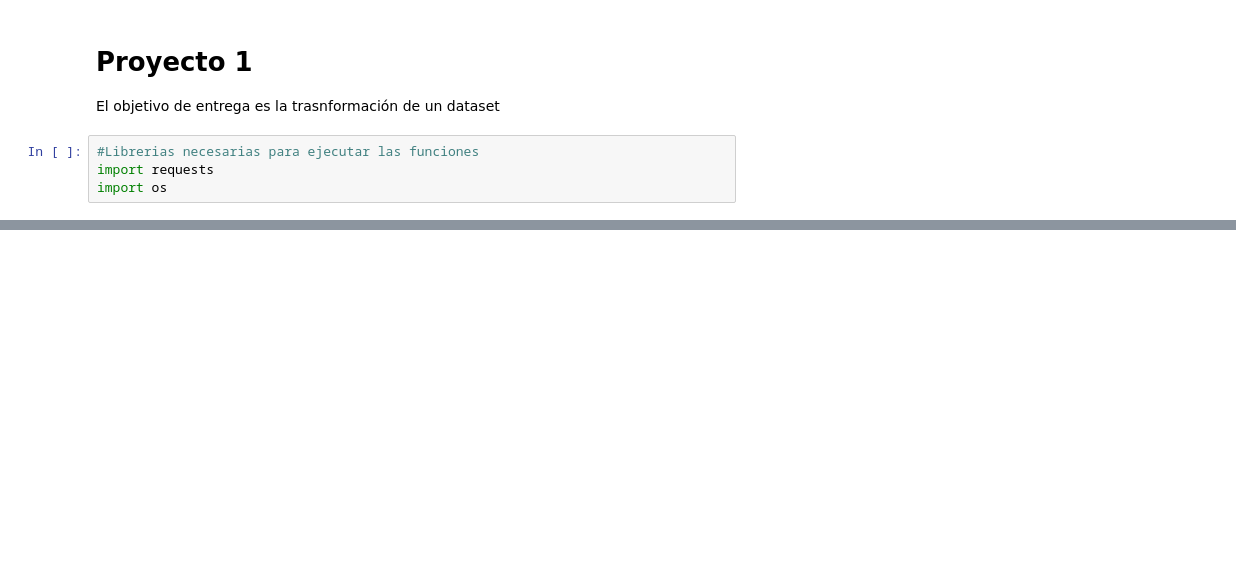
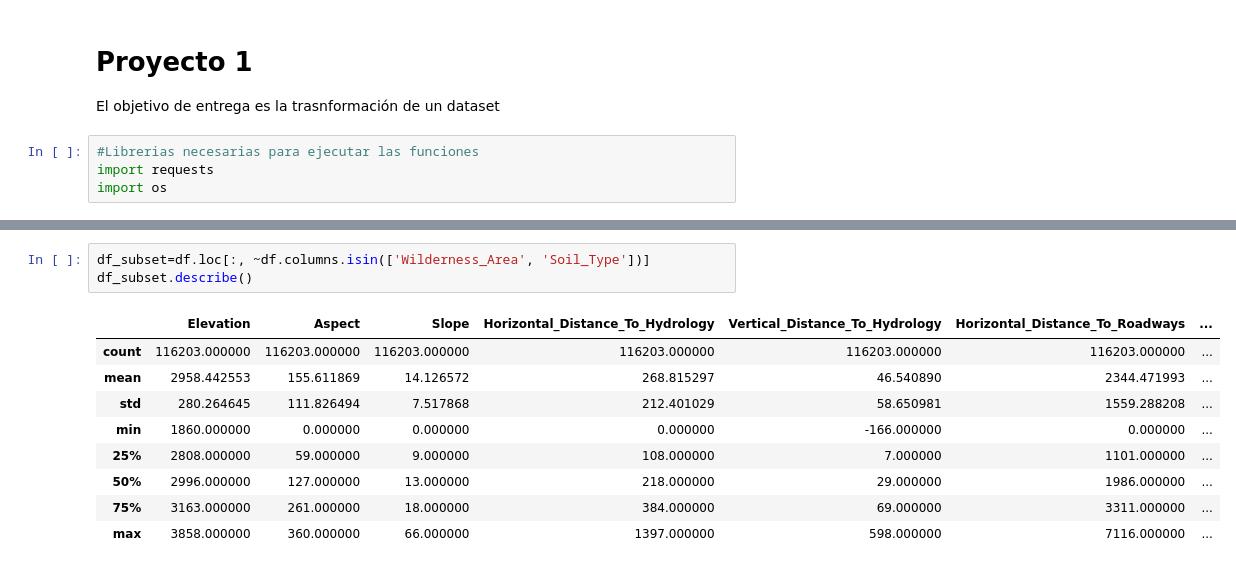
Before and after one commit to JulianaMurillo1509/MLOPS, a Jupyter notebook: Proyecto1/proyecto1.ipynb, the cells around one changed output, grey strips where cells are left out. Saved outputs shown, nothing was run; the diff lists cells and outputs as text; blank space fills up the shorter version.

```diff
--- a/Proyecto1/proyecto1.ipynb
+++ b/Proyecto1/proyecto1.ipynb
@@ -28,0 +94,13 @@ programa o archivo por lotes ejecutable.
+# %%
+df_subset=df.loc[:, ~df.columns.isin(['Wilderness_Area', 'Soil_Type'])]
+df_subset.describe()
+# %% [output]
+|  | Elevation | Aspect | Slope | Horizontal_Distance_To_Hydrology | Vertical_Distance_To_Hydrology | Horizontal_Distance_To_Roadways | ... |
+| count | 116203.000000 | 116203.000000 | 116203.000000 | 116203.000000 | 116203.000000 | 116203.000000 | ... |
+| mean | 2958.442553 | 155.611869 | 14.126572 | 268.815297 | 46.540890 | 2344.471993 | ... |
+| std | 280.264645 | 111.826494 | 7.517868 | 212.401029 | 58.650981 | 1559.288208 | ... |
+| min | 1860.000000 | 0.000000 | 0.000000 | 0.000000 | -166.000000 | 0.000000 | ... |
+| 25% | 2808.000000 | 59.000000 | 9.000000 | 108.000000 | 7.000000 | 1101.000000 | ... |
+| 50% | 2996.000000 | 127.000000 | 13.000000 | 218.000000 | 29.000000 | 1986.000000 | ... |
+| 75% | 3163.000000 | 261.000000 | 18.000000 | 384.000000 | 69.000000 | 3311.000000 | ... |
+| max | 3858.000000 | 360.000000 | 66.000000 | 1397.000000 | 598.000000 | 7116.000000 | ... |
```
Also changed, not shown: parts of 37 cells of this notebook, 4 other files.
